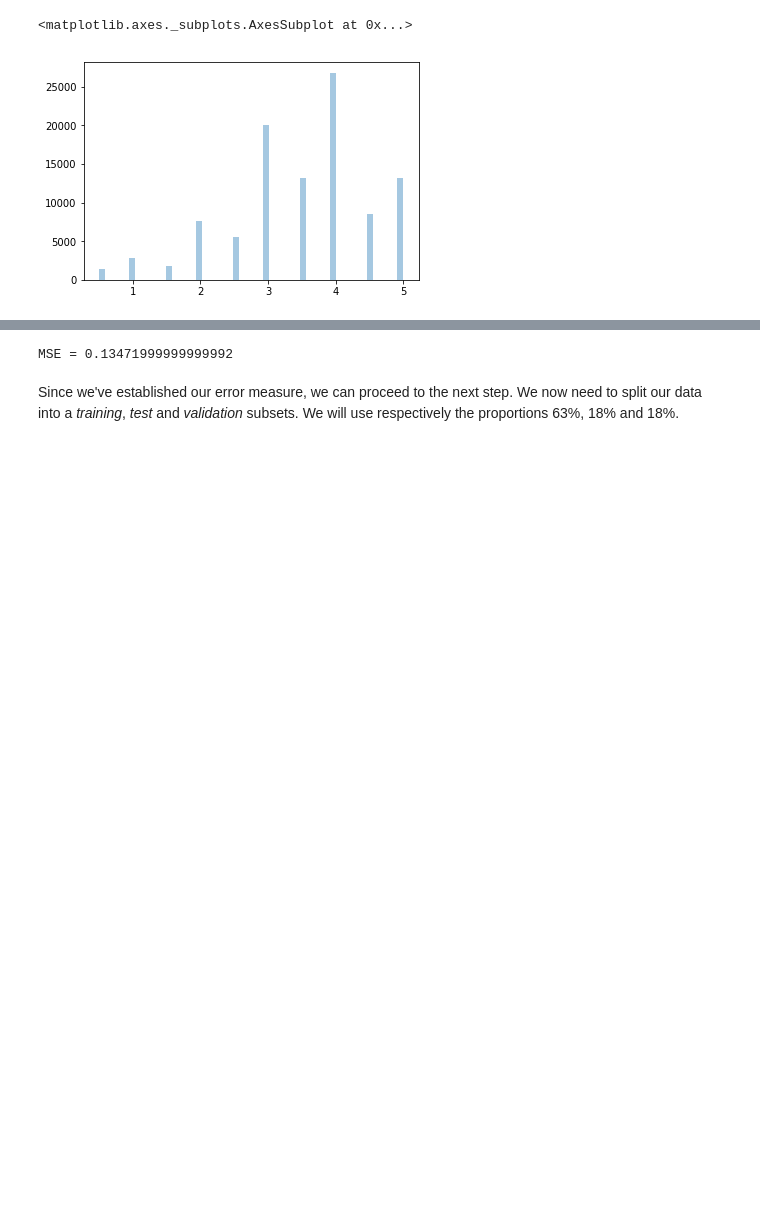
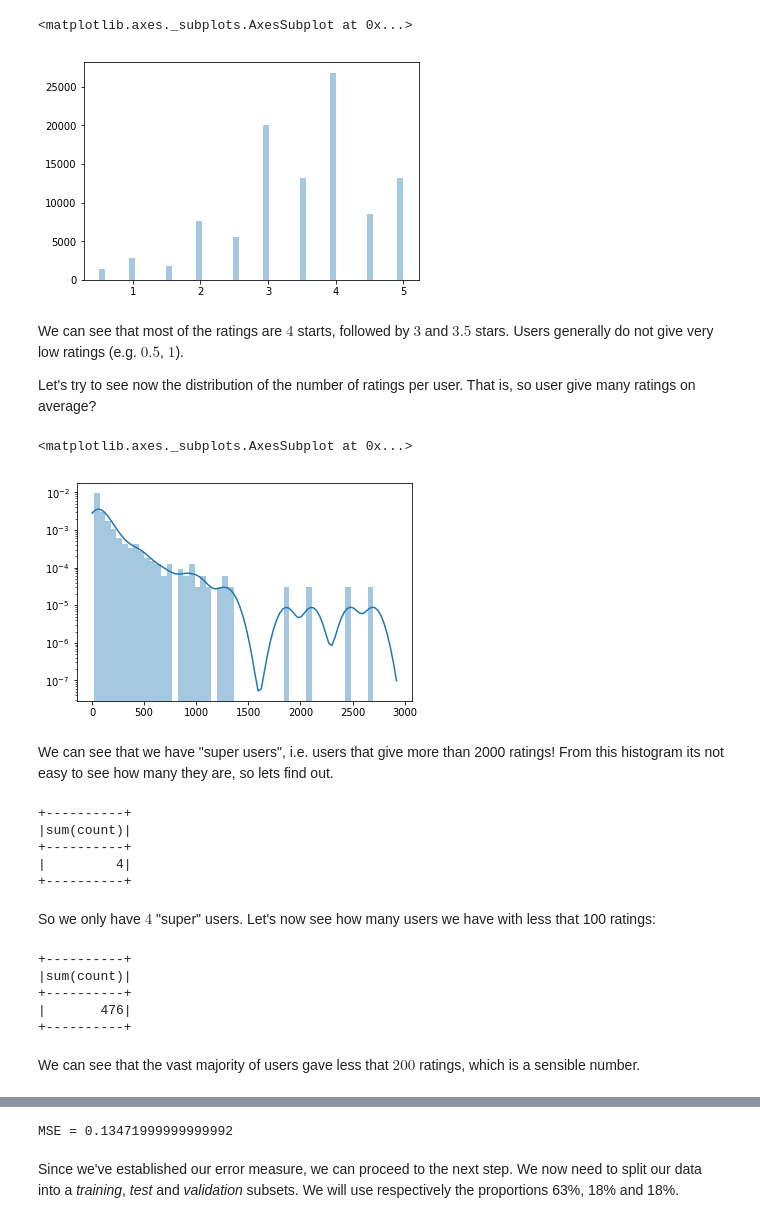
Before and after one commit to ruivieira/workshop-recommendation-engines, a Jupyter notebook: workshop.ipynb, the cells around one changed output, grey strips where cells are left out. Saved outputs shown, nothing was run; the diff lists cells and outputs as text; code cells hidden in the pictures; blank space fills up the shorter version.

Commit message:
Add distribution of ratings per user

```diff
--- a/workshop.ipynb
+++ b/workshop.ipynb
@@ -82,4 +82,39 @@ sns.distplot(r, kde=False)
 # %% [output]
 <matplotlib.axes._subplots.AxesSubplot at 0x...>
 [figure]
+# %% [markdown]
+We can see that most of the ratings are $4$ starts, followed by $3$ and $3.5$ stars. Users generally do not give very low ratings (e.g. $0.5$, $1$).
+
+Let's try to see now the distribution of the number of ratings per user. That is, so user give many ratings on average?
+# %%
+ratings_per_user = ratings.groupBy("user").count()
+sns.distplot(ratings_per_user.select("count").collect(), hist_kws={'log':True}, kde_kws={'clip': (1.0, 3000.0)})
+# %% [output]
+<matplotlib.axes._subplots.AxesSubplot at 0x...>
+[figure, added]
+# %% [markdown]
+We can see that we have "super users", i.e. users that give more than 2000 ratings!
+From this histogram its not easy to see how many they are, so lets find out.
+# %%
+from pyspark.sql.functions import col
+
+ratings_per_user.filter(col('count') > 1500).groupBy('user').count().agg({"count":"sum"}).show()
+# %% [output]
++----------+
+|sum(count)|
++----------+
+|         4|
++----------+
+# %% [markdown]
+So we only have $4$ "super" users. Let's now see how many users we have with less that 100 ratings:
+# %%
+ratings_per_user.filter(col('count') < 200).groupBy('user').count().agg({"count":"sum"}).show()
+# %% [output]
++----------+
+|sum(count)|
++----------+
+|       476|
++----------+
+# %% [markdown]
+We can see that the vast majority of users gave less that $200$ ratings, which is a sensible number.
 # %% [markdown]
```
Also changed, not shown: parts of 2 cells of this notebook.
